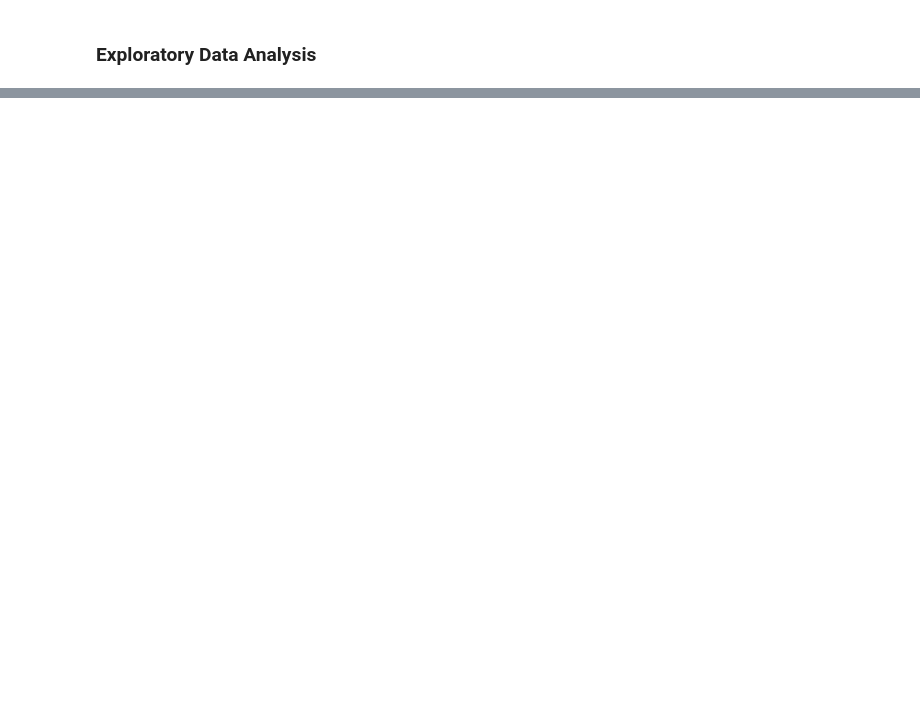
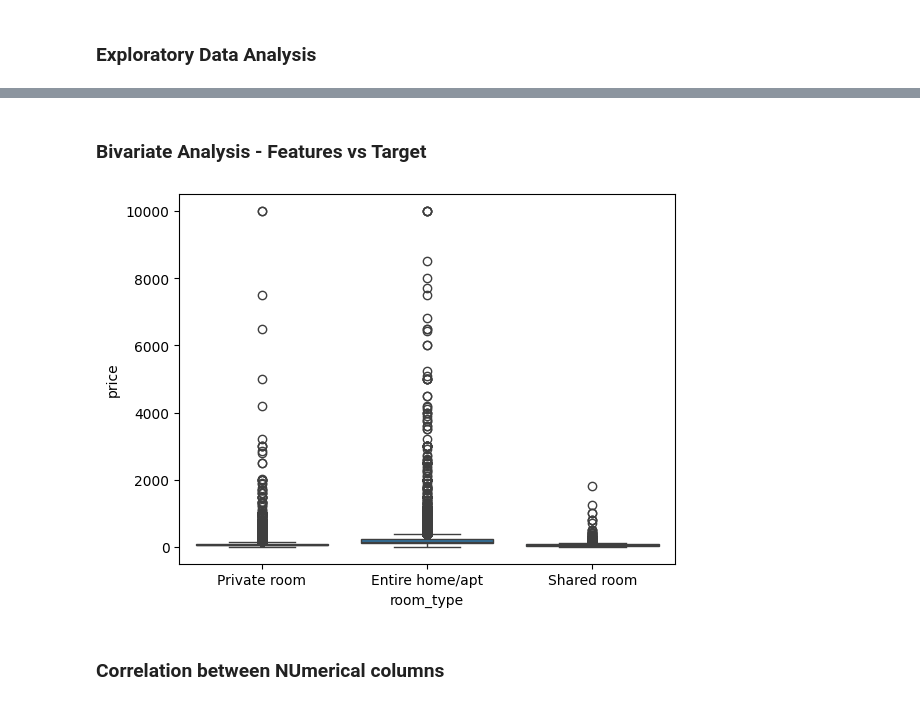
Before and after one commit to imabuzerdatascience/NYC-House-Prediction, a Jupyter notebook: NYC room_type prediction.ipynb, the cells around one changed output, grey strips where cells are left out. Drawn from its saved outputs; the diff is of its cells as text; code cells hidden in the pictures; blank space fills up the shorter version.

```diff
--- a/NYC room_type prediction.ipynb
+++ b/NYC room_type prediction.ipynb
@@ -93,0 +147,9 @@ df.describe()
+# %% [markdown]
+### Bivariate Analysis - Features vs Target
+# %%
+sns.boxplot(x="room_type" , y="price" , data=df)
+plt.show()
+# %% [output]
+[figure, added]
+# %% [markdown]
+### Correlation between NUmerical columns
```
Also changed, not shown: parts of 15 cells of this notebook.
